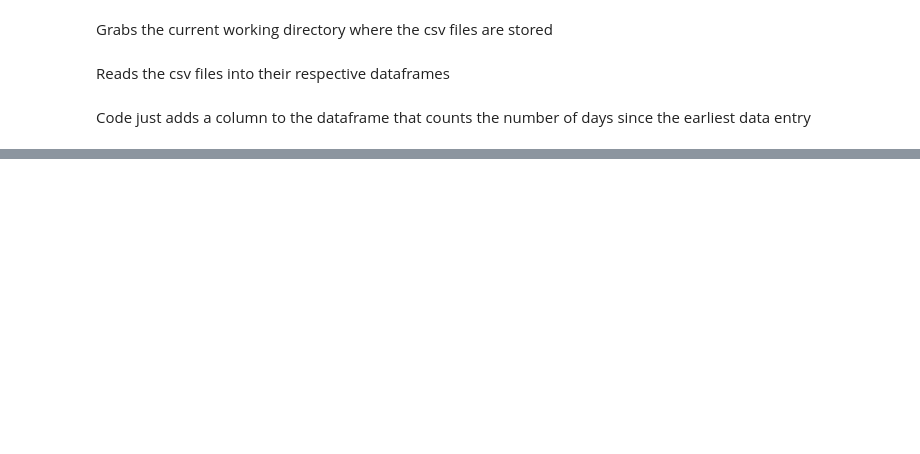
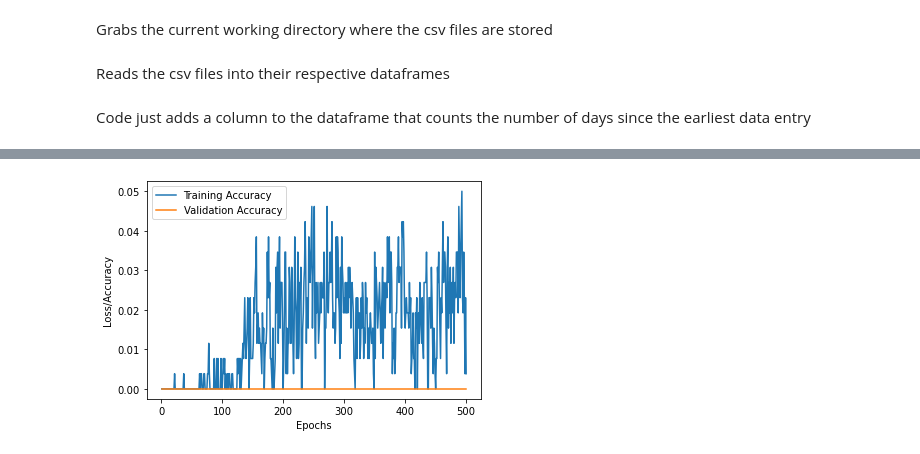
Before and after one commit to OliverJaison/SNS_Assignment20-21, a Jupyter notebook: main.ipynb, the cells around one changed output, grey strips where cells are left out. Saved outputs shown, nothing was run; the diff lists cells and outputs as text; code cells hidden in the pictures; blank space fills up the shorter version.

Commit message:
Prediction Graphs for 1,2,3,10,50

```diff
--- a/main.ipynb
+++ b/main.ipynb
@@ -127,12 +138,19 @@ normalise_dataframe(pos_cases_df)
+# %%
+training_features1, testing_features1 = np.split(features1, [int(0.8*len(features1))])
+training_labels1, testing_labels1 = np.split(labels1, [int(0.8*len(labels1))])
+# %%
+input_shape = training_features1.shape[1]
 # %%
 NN_model = Sequential()
 # Input layer
-NN_model.add(InputLayer())
+NN_model.add(Dense(128, input_dim=input_shape, kernel_initializer="normal", activation="relu"))
 # Hidden Layers
-NN_modle.add(128, kernel_initializer="normal", activation="relu")
-NN_modle.add(256, kernel_initializer="normal", activation="relu")
-NN_modle.add(256, kernel_initializer="normal", activation="relu")
-NN_modle.add(256, kernel_initializer="normal", activation="relu")
+NN_model.add(Dense(256, kernel_initializer="normal", activation="relu"))
+NN_model.add(Dense(256, kernel_initializer="normal", activation="relu"))
+NN_model.add(Dense(256, kernel_initializer="normal", activation="relu"))
 # Output layer
-NN_modle.add(1, kernel_initializer="normal", activation="linear")
+NN_model.add(Dense(1, kernel_initializer="normal", activation="linear"))
+
+NN_model.compile(loss="mean_absolute_error", optimizer="adam", metrics=["accuracy"])
+NN_model.summary()
 # %% [output]
@@ -139,0 +175,2 @@ NN_modle.add(1, kernel_initializer="normal", activation="linear")
+# %%
+history1 = NN_model.fit(training_features1, training_labels1, epochs=500, validation_split=0.2)
@@ -139,0 +195,12 @@ NN_modle.add(1, kernel_initializer="normal", activation="linear")
+# %%
+epochs = range(1, len(history1.epoch) + 1)
+# plt.plot(epochs, history.history['loss'], label='Training Loss')
+plt.plot(epochs, history1.history['accuracy'], label='Training Accuracy')
+# plt.plot(epochs, history.history['val_loss'], label='Validation Loss')
+plt.plot(epochs, history1.history['val_accuracy'], label='Validation Accuracy')
+plt.xlabel('Epochs')
+plt.ylabel('Loss/Accuracy')
+plt.legend()
+plt.show()
+# %% [output]
+[figure, added]
```
Also changed, not shown: parts of 40 cells of this notebook, 3 other files.
